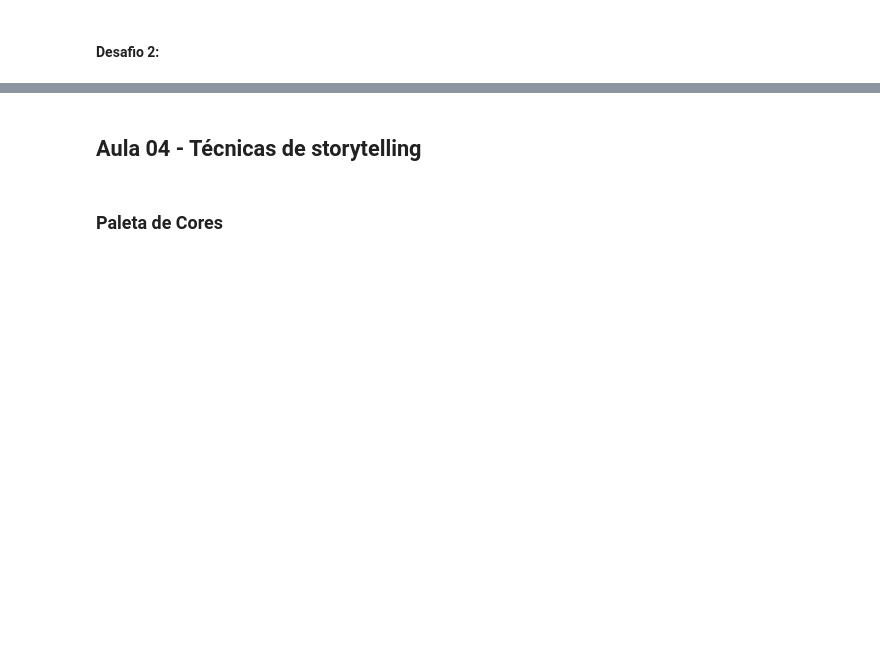
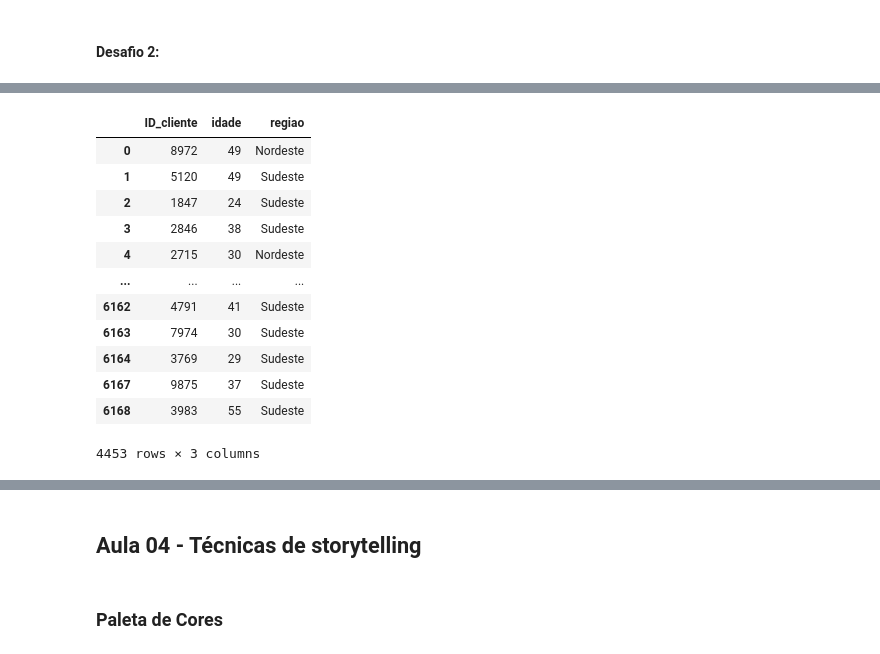
Before and after one commit to JCrpa/curso11_python_data_science_IA_dataviz, a Jupyter notebook: Desafios.ipynb, the cells around one changed output, grey strips where cells are left out. Cells and saved outputs as stored; diff of their text form; code cells hidden in the pictures; blank space fills up the shorter version.

```diff
--- a/Desafios.ipynb
+++ b/Desafios.ipynb
@@ -184,0 +226,19 @@ Escreva aqui o prompt que você utilizou para gerar o código do desafio!
+# %%
+# Para analisar a distribuição das idades dos clientes, precisamos de uma lista única de clientes
+# com suas respectivas idades e regiões, para evitar contar a mesma pessoa várias vezes.
+df_clientes_unicos = clientes[['ID_cliente', 'idade', 'regiao']].drop_duplicates(subset=['ID_cliente'])
+df_clientes_unicos
+# %% [output]
+|  | ID_cliente | idade | regiao |
+| 0 | 8972 | 49 | Nordeste |
+| 1 | 5120 | 49 | Sudeste |
+| 2 | 1847 | 24 | Sudeste |
+| 3 | 2846 | 38 | Sudeste |
+| 4 | 2715 | 30 | Nordeste |
+| ... | ... | ... | ... |
+| 6162 | 4791 | 41 | Sudeste |
+| 6163 | 7974 | 30 | Sudeste |
+| 6164 | 3769 | 29 | Sudeste |
+| 6167 | 9875 | 37 | Sudeste |
+| 6168 | 3983 | 55 | Sudeste |
+4453 rows × 3 columns
```
Also changed, not shown: parts of 9 cells of this notebook.
